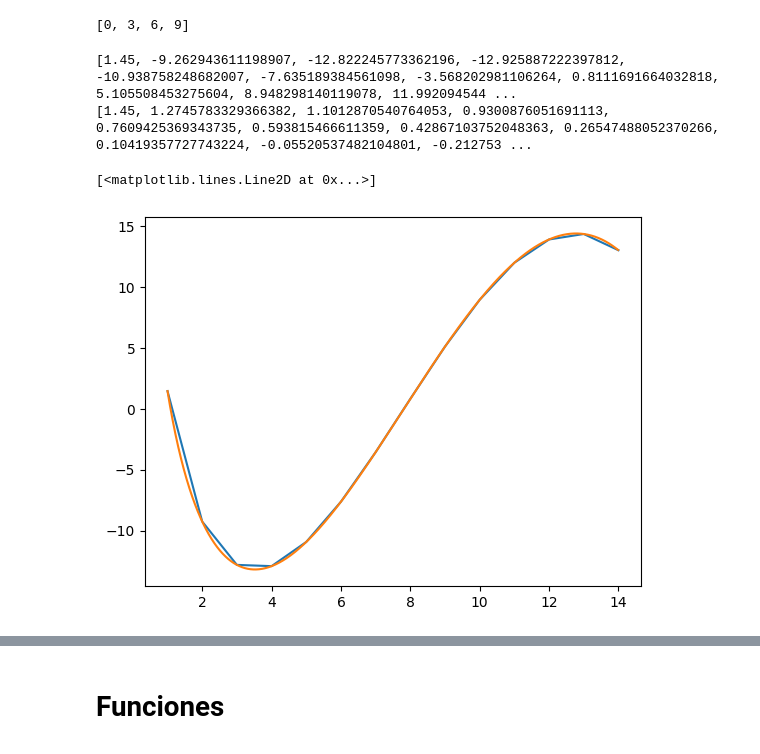
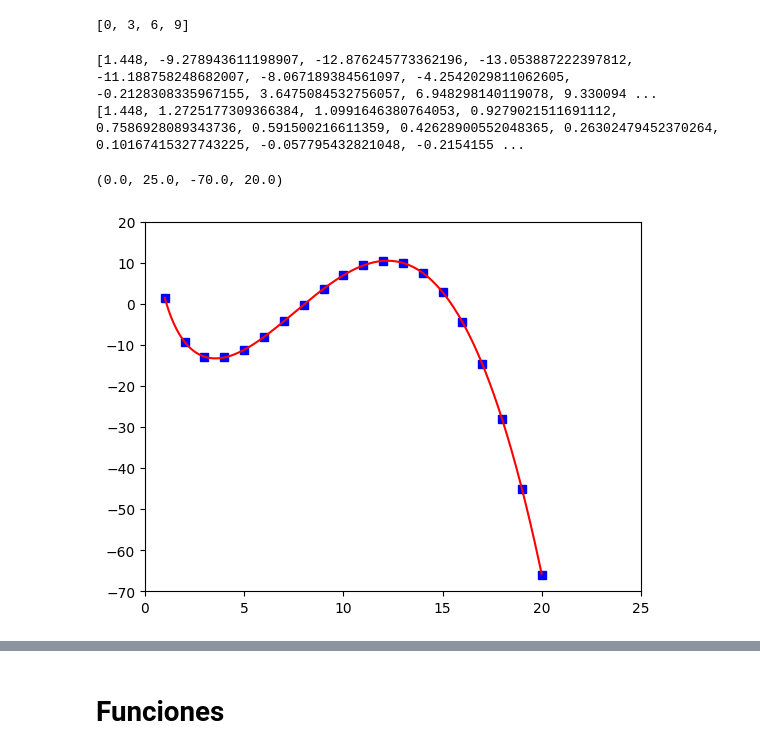
Before and after one commit to user1855/DMC_courses, a Jupyter notebook: MLDL/C3/ClassCode.ipynb, the cells around one changed output, grey strips where cells are left out. Drawn from its saved outputs; the diff is of its cells as text; code cells hidden in the pictures.

```diff
--- a/MLDL/C3/ClassCode.ipynb
+++ b/MLDL/C3/ClassCode.ipynb
@@ -200,17 +200,19 @@ El número 48 es múltiplo de 3
 [0, 3, 6, 9]
 # %%
 import numpy as np
-a = [x**2 + 0.5*x -20*log(x)-0.05*x**3 for x in range (1,15)]
+fin = 20;
+a = [x**2 + 0.5*x -20*log(x)-0.052*x**3 for x in range (1,fin+1)]
 print(a)
-a2 = [x**2 + 0.5*x -20*log(x)-0.05*x**3 for x in np.arange(1,14,0.01)]
+a2 = [x**2 + 0.5*x -20*log(x)-0.052*x**3 for x in np.arange(1,fin,0.01)]
 print(a2)
 # %% [output]
-[1.45, -9.262943611198907, -12.822245773362196, -12.925887222397812, -10.938758248682007, -7.635189384561098, -3.568202981106264, 0.8111691664032818, 5.105508453275604, 8.948298140119078, 11.992094544 ...
-[1.45, 1.2745783329366382, 1.1012870540764053, 0.9300876051691113, 0.7609425369343735, 0.593815466611359, 0.42867103752048363, 0.26547488052370266, 0.10419357727743224, -0.05520537482104801, -0.212753 ...
+[1.448, -9.278943611198907, -12.876245773362196, -13.053887222397812, -11.188758248682007, -8.067189384561097, -4.2542029811062605, -0.2128308335967155, 3.6475084532756057, 6.948298140119078, 9.330094 ...
+[1.448, 1.2725177309366384, 1.0991646380764053, 0.9279021511691112, 0.7586928089343736, 0.591500216611359, 0.42628900552048365, 0.26302479452370264, 0.10167415327743225, -0.057795432821048, -0.2154155 ...
 # %%
 import matplotlib.pyplot as plt
-plt.plot(range (1,15),a)
-plt.plot(np.arange (1,14,0.01),a2)
+plt.plot(range (1,fin+1),a,'bs') #ro g^ bs
+plt.plot(np.arange (1,fin,0.01),a2,'r')
+plt.axis([0, 25, -70, 20])
 # %% [output]
-[<matplotlib.lines.Line2D at 0x...>]
+(0.0, 25.0, -70.0, 20.0)
-[figure, old version]
+[figure, new version]
```
Also changed, not shown: parts of 3 cells of this notebook.
